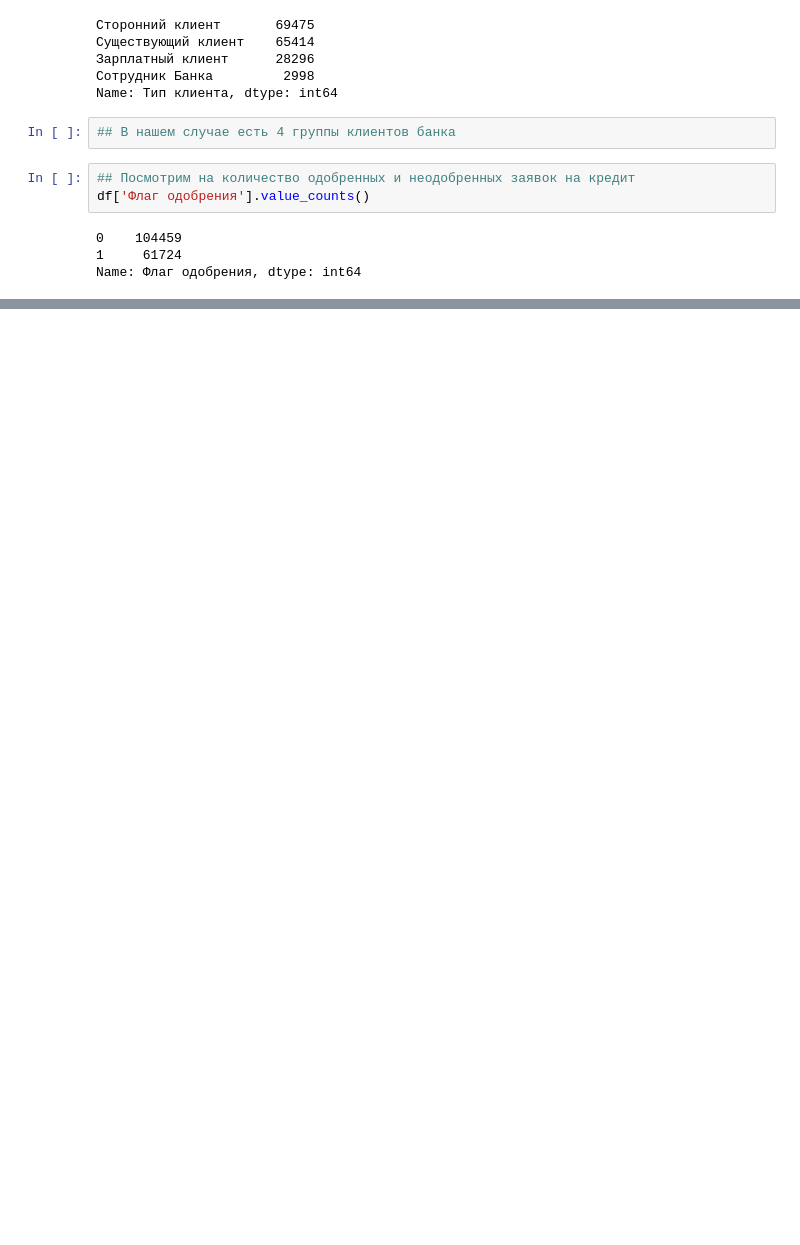
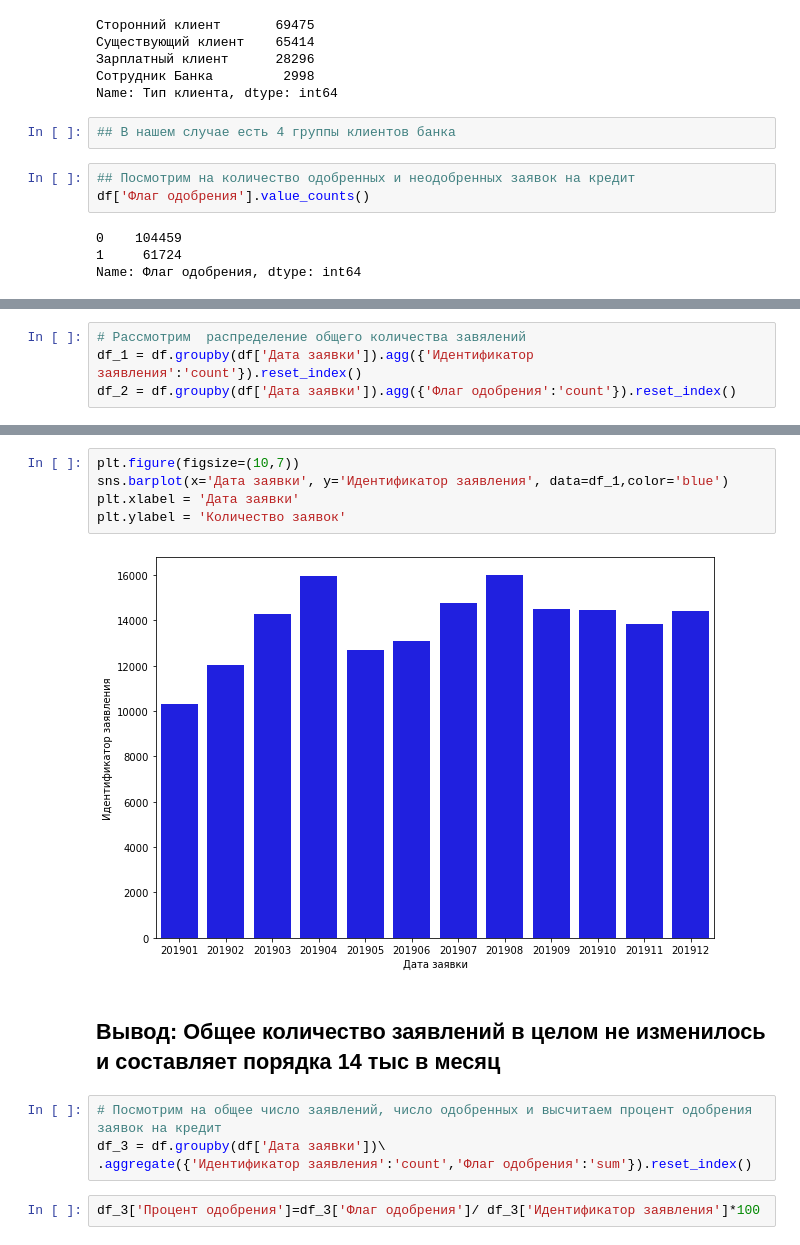
Before and after one commit to ValeriyaShinkarenko/-, a Jupyter notebook: Решение заданий стажировки.ipynb, the cells around one changed output, grey strips where cells are left out. Drawn from its saved outputs; the diff is of its cells as text; blank space fills up the shorter version.

```diff
--- a/Решение заданий стажировки.ipynb
+++ b/Решение заданий стажировки.ipynb
@@ -116,0 +126,4 @@ sns.countplot(x='Тип клиента', hue='Программа кредито
+# %%
+# Рассмотрим  распределение общего количества завялений
+df_1 = df.groupby(df['Дата заявки']).agg({'Идентификатор заявления':'count'}).reset_index()
+df_2 = df.groupby(df['Дата заявки']).agg({'Флаг одобрения':'count'}).reset_index()
@@ -116,0 +144,15 @@ sns.countplot(x='Тип клиента', hue='Программа кредито
+# %%
+plt.figure(figsize=(10,7))
+sns.barplot(x='Дата заявки', y='Идентификатор заявления', data=df_1,color='blue')
+plt.xlabel = 'Дата заявки'
+plt.ylabel = 'Количество заявок'
+# %% [output]
+[figure, added]
+# %% [markdown]
+## Вывод: Общее количество заявлений в целом не изменилось и составляет порядка 14 тыс в месяц
+# %%
+# Посмотрим на общее число заявлений, число одобренных и высчитаем процент одобрения заявок на кредит
+df_3 = df.groupby(df['Дата заявки'])\
+.aggregate({'Идентификатор заявления':'count','Флаг одобрения':'sum'}).reset_index()
+# %%
+df_3['Процент одобрения']=df_3['Флаг одобрения']/ df_3['Идентификатор заявления']*100
```
Also changed, not shown: parts of 42 cells of this notebook.
